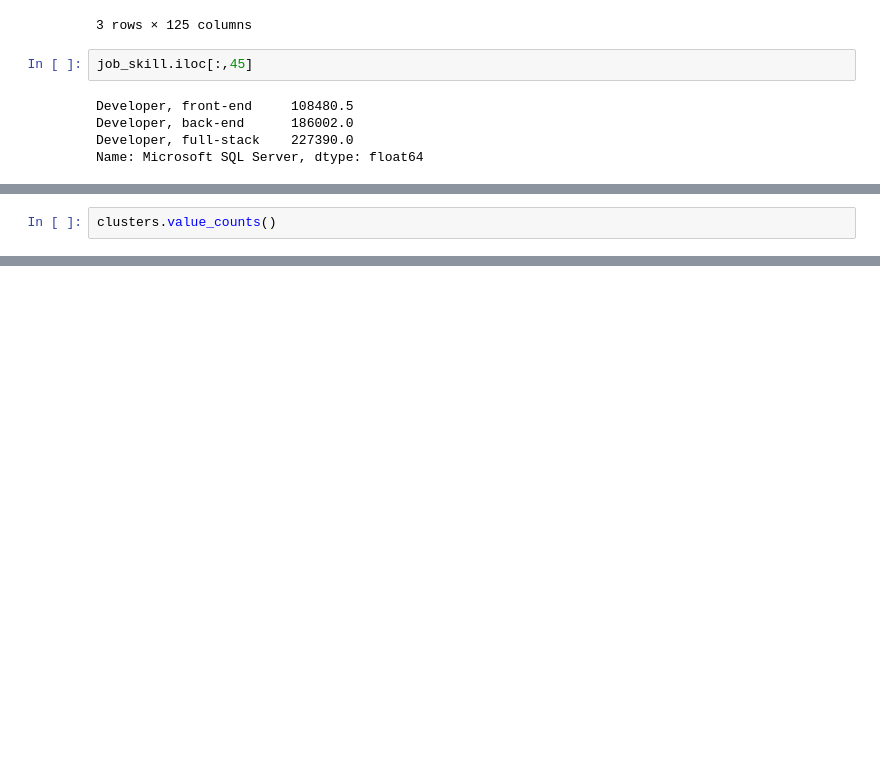
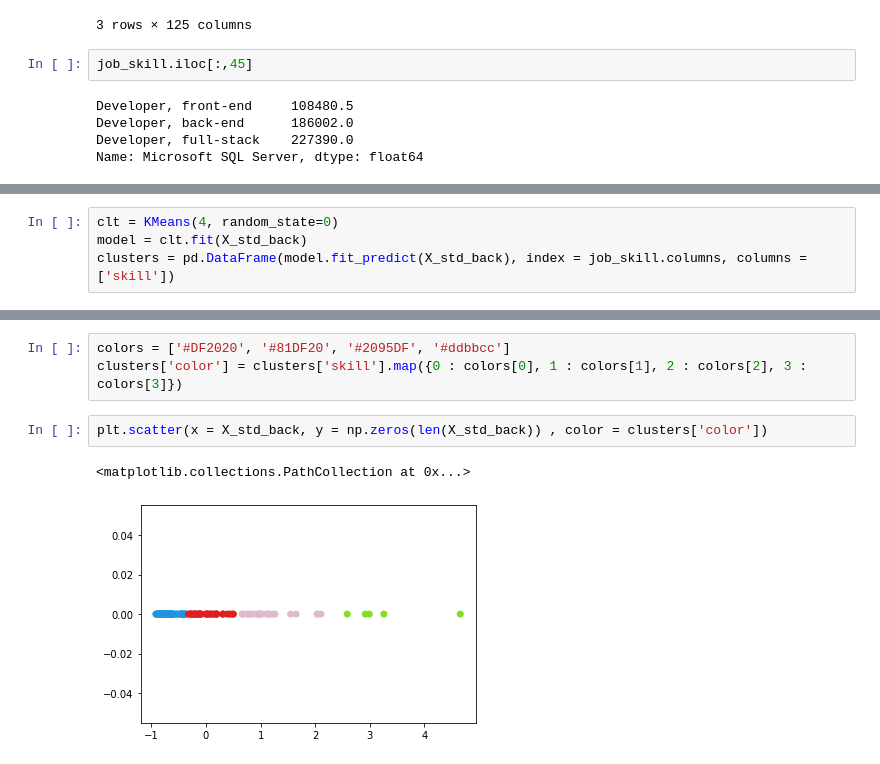
Before and after one commit to mahmoud-elgarnosy/stackoverflow-skills-analytics, a Jupyter notebook: notebooks/04__Feature_Engineering.ipynb, the cells around one changed output, grey strips where cells are left out. Cells and saved outputs as stored; diff of their text form; blank space fills up the shorter version.

```diff
--- a/notebooks/04__Feature_Engineering.ipynb
+++ b/notebooks/04__Feature_Engineering.ipynb
@@ -174,2 +188,4 @@ NameError: name 'KM' is not defined
 # %%
-clusters.value_counts()
+clt = KMeans(4, random_state=0)
+model = clt.fit(X_std_back)
+clusters = pd.DataFrame(model.fit_predict(X_std_back), index = job_skill.columns, columns = ['skill'])
@@ -175,0 +216,8 @@ clusters.value_counts()
+# %%
+colors = ['#DF2020', '#81DF20', '#2095DF', '#ddbbcc']
+clusters['color'] = clusters['skill'].map({0 : colors[0], 1 : colors[1], 2 : colors[2], 3 : colors[3]})
+# %%
+plt.scatter(x = X_std_back, y = np.zeros(len(X_std_back)) , color = clusters['color'])
+# %% [output]
+<matplotlib.collections.PathCollection at 0x...>
+[figure, added]
```
Also changed, not shown: parts of 6 cells of this notebook.
